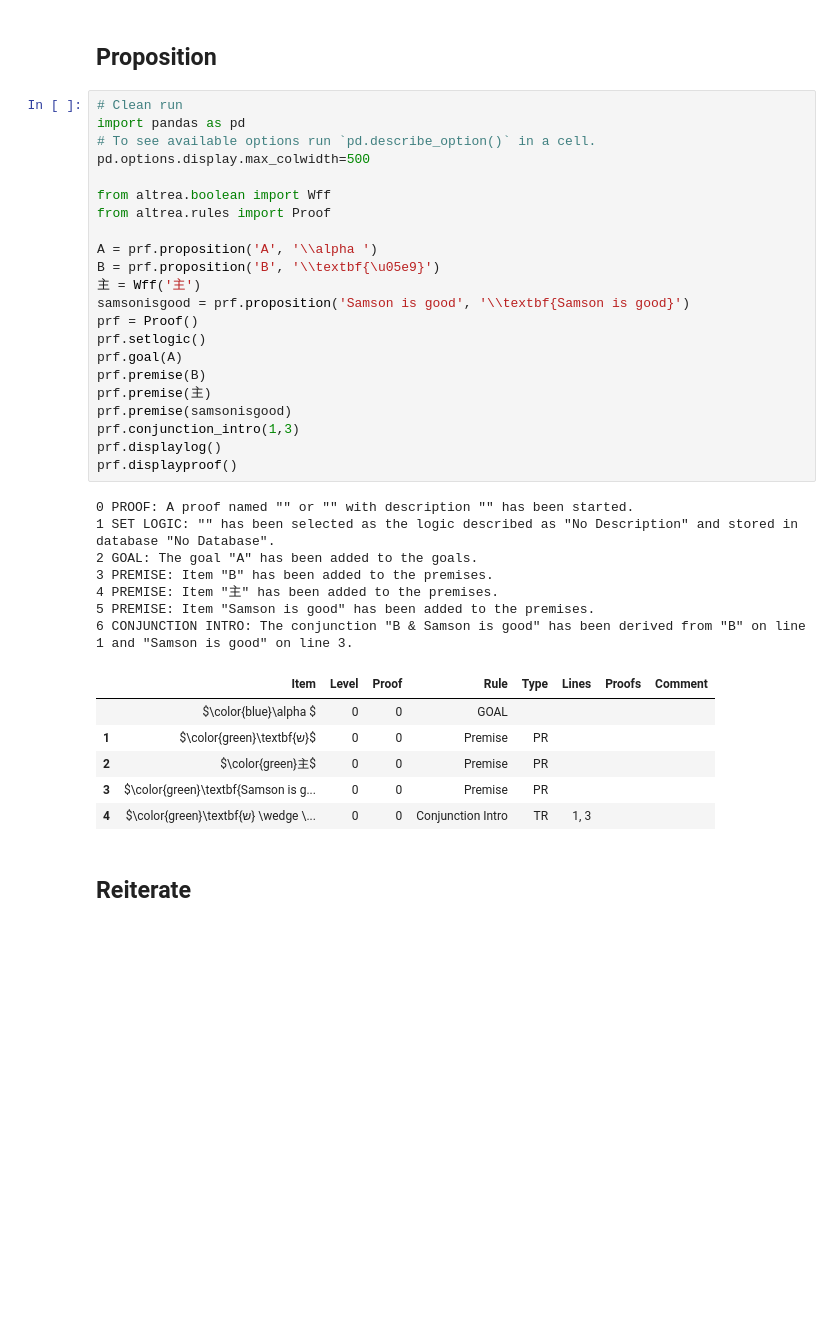
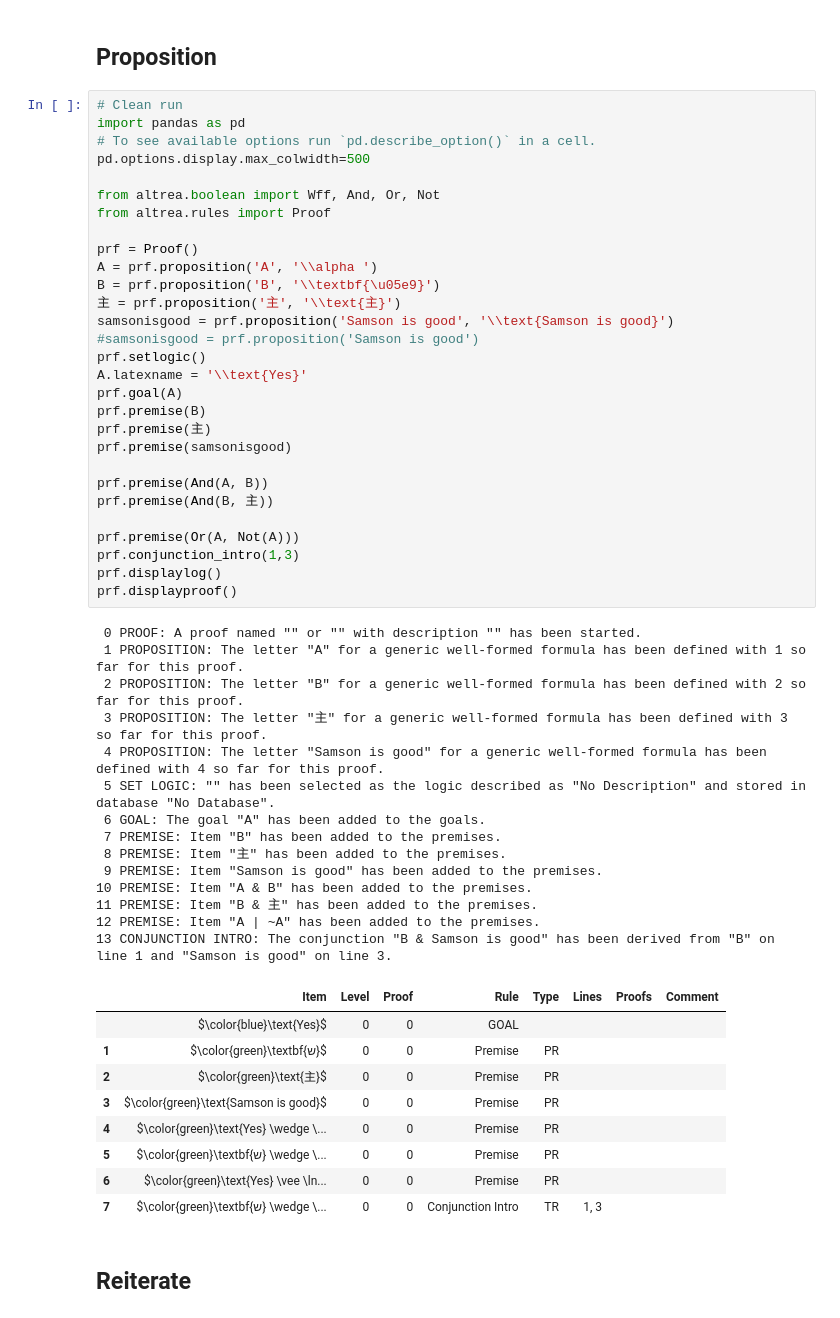
Before and after one commit to FrankHubeny/AltRea, a Jupyter notebook: rules_testcases.ipynb, the cells around one changed output. Drawn from its saved outputs; the diff is of its cells as text; blank space fills up the shorter version.

```diff
--- a/rules_testcases.ipynb
+++ b/rules_testcases.ipynb
@@ -3811,39 +3811,56 @@ prf.displayproof()
 # %%
 # Clean run
 import pandas as pd
 # To see available options run `pd.describe_option()` in a cell.
 pd.options.display.max_colwidth=500
 
-from altrea.boolean import Wff
+from altrea.boolean import Wff, And, Or, Not
 from altrea.rules import Proof
 
+prf = Proof()
 A = prf.proposition('A', '\\alpha ')
 B = prf.proposition('B', '\\textbf{\u05e9}')
-主 = Wff('主')
-samsonisgood = prf.proposition('Samson is good', '\\textbf{Samson is good}')
-prf = Proof()
+主 = prf.proposition('主', '\\text{主}')
+samsonisgood = prf.proposition('Samson is good', '\\text{Samson is good}')
+#samsonisgood = prf.proposition('Samson is good')
 prf.setlogic()
+A.latexname = '\\text{Yes}'
 prf.goal(A)
 prf.premise(B)
 prf.premise(主)
 prf.premise(samsonisgood)
+
+prf.premise(And(A, B))
+prf.premise(And(B, 主))
+
+prf.premise(Or(A, Not(A)))
 prf.conjunction_intro(1,3)
 prf.displaylog()
 prf.displayproof()
 # %% [output]
-0 PROOF: A proof named "" or "" with description "" has been started.
-1 SET LOGIC: "" has been selected as the logic described as "No Description" and stored in database "No Database".
-2 GOAL: The goal "A" has been added to the goals.
-3 PREMISE: Item "B" has been added to the premises.
-4 PREMISE: Item "主" has been added to the premises.
-5 PREMISE: Item "Samson is good" has been added to the premises.
-6 CONJUNCTION INTRO: The conjunction "B & Samson is good" has been derived from "B" on line 1 and "Samson is good" on line 3.
+ 0 PROOF: A proof named "" or "" with description "" has been started.
+ 1 PROPOSITION: The letter "A" for a generic well-formed formula has been defined with 1 so far for this proof.
+ 2 PROPOSITION: The letter "B" for a generic well-formed formula has been defined with 2 so far for this proof.
+ 3 PROPOSITION: The letter "主" for a generic well-formed formula has been defined with 3 so far for this proof.
+ 4 PROPOSITION: The letter "Samson is good" for a generic well-formed formula has been defined with 4 so far for this proof.
+ 5 SET LOGIC: "" has been selected as the logic described as "No Description" and stored in database "No Database".
+ 6 GOAL: The goal "A" has been added to the goals.
+ 7 PREMISE: Item "B" has been added to the premises.
+ 8 PREMISE: Item "主" has been added to the premises.
+ 9 PREMISE: Item "Samson is good" has been added to the premises.
+10 PREMISE: Item "A & B" has been added to the premises.
+11 PREMISE: Item "B & 主" has been added to the premises.
+12 PREMISE: Item "A | ~A" has been added to the premises.
+13 CONJUNCTION INTRO: The conjunction "B & Samson is good" has been derived from "B" on line 1 and "Samson is good" on line 3.
 |  | Item | Level | Proof | Rule | Type | Lines | Proofs | Comment |
-|  | $\color{blue}\alpha $ | 0 | 0 | GOAL |  |  |  |  |
+|  | $\color{blue}\text{Yes}$ | 0 | 0 | GOAL |  |  |  |  |
 | 1 | $\color{green}\textbf{ש}$ | 0 | 0 | Premise | PR |  |  |  |
-| 2 | $\color{green}主$ | 0 | 0 | Premise | PR |  |  |  |
-| 3 | $\color{green}\textbf{Samson is g... | 0 | 0 | Premise | PR |  |  |  |
-| 4 | $\color{green}\textbf{ש} \wedge \... | 0 | 0 | Conjunction Intro | TR | 1, 3 |  |  |
+| 2 | $\color{green}\text{主}$ | 0 | 0 | Premise | PR |  |  |  |
+| 3 | $\color{green}\text{Samson is good}$ | 0 | 0 | Premise | PR |  |  |  |
+| 4 | $\color{green}\text{Yes} \wedge \... | 0 | 0 | Premise | PR |  |  |  |
+| 5 | $\color{green}\textbf{ש} \wedge \... | 0 | 0 | Premise | PR |  |  |  |
+| 6 | $\color{green}\text{Yes} \vee \ln... | 0 | 0 | Premise | PR |  |  |  |
+| 7 | $\color{green}\textbf{ש} \wedge \... | 0 | 0 | Conjunction Intro | TR | 1, 3 |  |  |
 # %% [markdown]
 <a id='reiterate'></a>
 ## Reiterate
```
Also changed, not shown: parts of 36 cells of this notebook, 4 other files.
